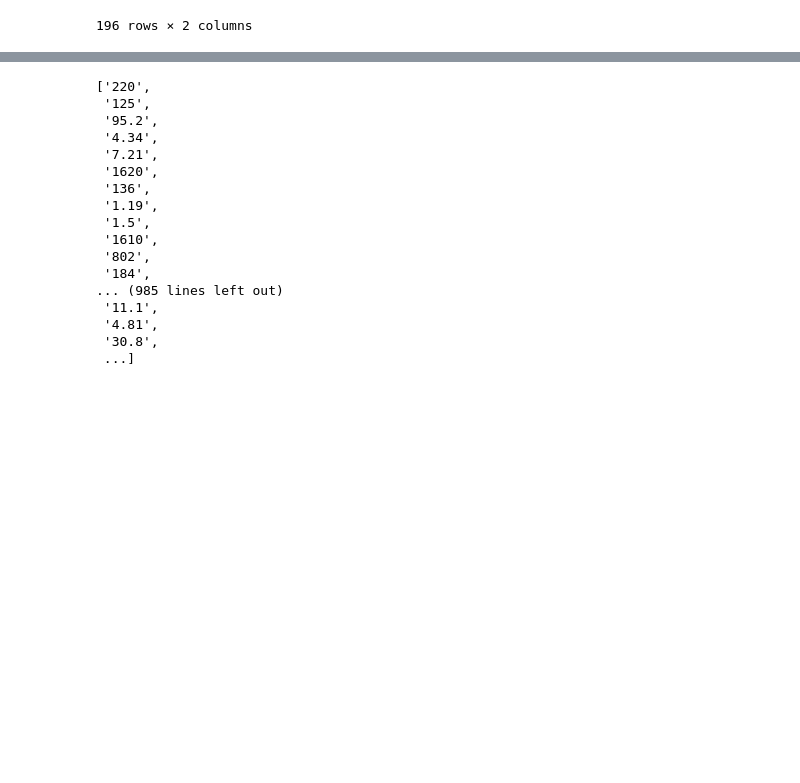
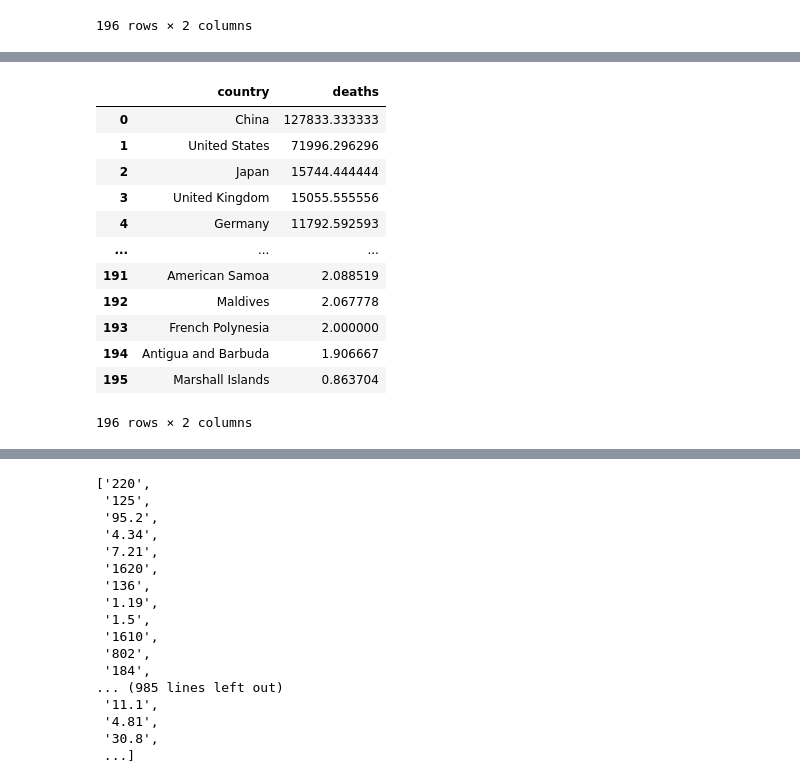
Before and after one commit to saathvikpd/DS3-GlobalHealth, a Jupyter notebook: females_males_lung_cancer.ipynb, the cells around one changed output, grey strips where cells are left out. Cells and saved outputs as stored; diff of their text form; code cells hidden in the pictures; blank space fills up the shorter version.

```diff
--- a/females_males_lung_cancer.ipynb
+++ b/females_males_lung_cancer.ipynb
@@ -117,0 +142,19 @@ fig.show()
+# %%
+average_by_country_females = females_cs_melt.groupby("country").mean()
+max_avg_num_females = average_by_country_females.get(["deaths"]).sort_values(by= "deaths", ascending = False)
+max_avg_num_females = max_avg_num_females.reset_index()
+max_avg_num_females
+# %% [output]
+|  | country | deaths |
+| 0 | China | 127833.333333 |
+| 1 | United States | 71996.296296 |
+| 2 | Japan | 15744.444444 |
+| 3 | United Kingdom | 15055.555556 |
+| 4 | Germany | 11792.592593 |
+| ... | ... | ... |
+| 191 | American Samoa | 2.088519 |
+| 192 | Maldives | 2.067778 |
+| 193 | French Polynesia | 2.000000 |
+| 194 | Antigua and Barbuda | 1.906667 |
+| 195 | Marshall Islands | 0.863704 |
+196 rows × 2 columns
```
Also changed, not shown: parts of 12 cells of this notebook.
